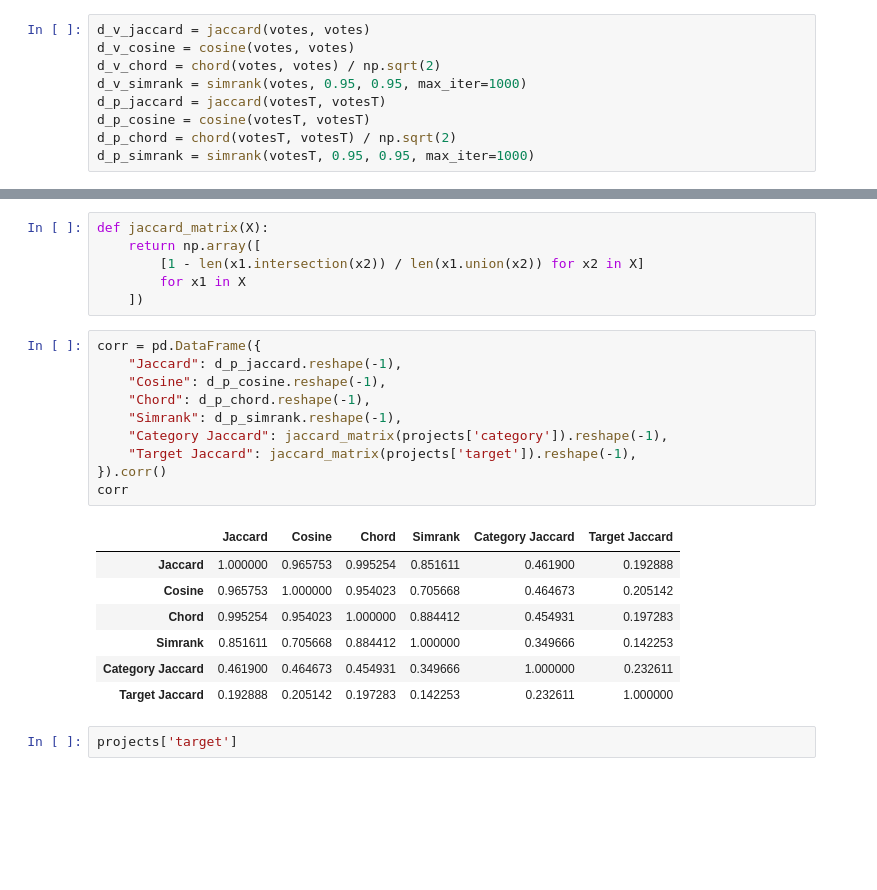
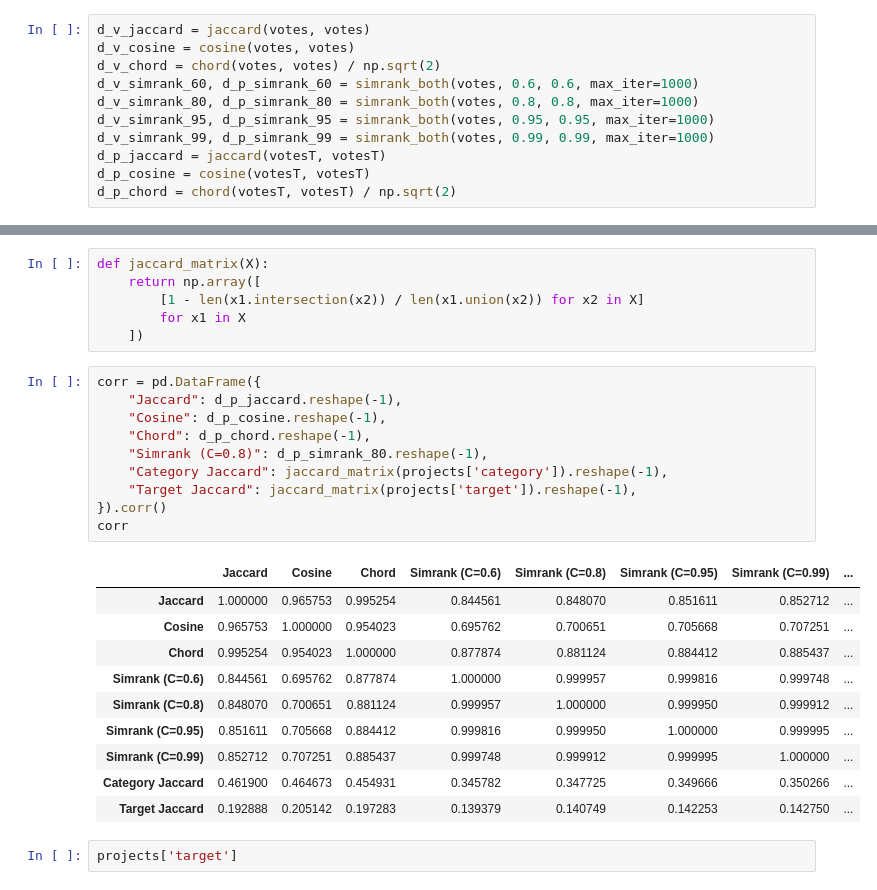
Before and after one commit to greg19/msc, a Jupyter notebook: distance.ipynb, the cells around one changed output, grey strips where cells are left out. Saved outputs shown, nothing was run; the diff lists cells and outputs as text; blank space fills up the shorter version.

```diff
--- a/distance.ipynb
+++ b/distance.ipynb
@@ -130,9 +130,11 @@ votesT = votes.T
 d_v_jaccard = jaccard(votes, votes)
 d_v_cosine = cosine(votes, votes)
 d_v_chord = chord(votes, votes) / np.sqrt(2)
-d_v_simrank = simrank(votes, 0.95, 0.95, max_iter=1000)
+d_v_simrank_60, d_p_simrank_60 = simrank_both(votes, 0.6, 0.6, max_iter=1000)
+d_v_simrank_80, d_p_simrank_80 = simrank_both(votes, 0.8, 0.8, max_iter=1000)
+d_v_simrank_95, d_p_simrank_95 = simrank_both(votes, 0.95, 0.95, max_iter=1000)
+d_v_simrank_99, d_p_simrank_99 = simrank_both(votes, 0.99, 0.99, max_iter=1000)
 d_p_jaccard = jaccard(votesT, votesT)
 d_p_cosine = cosine(votesT, votesT)
 d_p_chord = chord(votesT, votesT) / np.sqrt(2)
-d_p_simrank = simrank(votesT, 0.95, 0.95, max_iter=1000)
 # %% [output]
@@ -196,21 +210,24 @@ def jaccard_matrix(X):
 # %%
 corr = pd.DataFrame({
     "Jaccard": d_p_jaccard.reshape(-1),
     "Cosine": d_p_cosine.reshape(-1),
     "Chord": d_p_chord.reshape(-1),
-    "Simrank": d_p_simrank.reshape(-1),
+    "Simrank (C=0.8)": d_p_simrank_80.reshape(-1),
     "Category Jaccard": jaccard_matrix(projects['category']).reshape(-1),
     "Target Jaccard": jaccard_matrix(projects['target']).reshape(-1),
 }).corr()
 corr
 # %% [output]
-|  | Jaccard | Cosine | Chord | Simrank | Category Jaccard | Target Jaccard |
-| Jaccard | 1.000000 | 0.965753 | 0.995254 | 0.851611 | 0.461900 | 0.192888 |
-| Cosine | 0.965753 | 1.000000 | 0.954023 | 0.705668 | 0.464673 | 0.205142 |
-| Chord | 0.995254 | 0.954023 | 1.000000 | 0.884412 | 0.454931 | 0.197283 |
-| Simrank | 0.851611 | 0.705668 | 0.884412 | 1.000000 | 0.349666 | 0.142253 |
-| Category Jaccard | 0.461900 | 0.464673 | 0.454931 | 0.349666 | 1.000000 | 0.232611 |
-| Target Jaccard | 0.192888 | 0.205142 | 0.197283 | 0.142253 | 0.232611 | 1.000000 |
+|  | Jaccard | Cosine | Chord | Simrank (C=0.6) | Simrank (C=0.8) | Simrank (C=0.95) | Simrank (C=0.99) | ... |
+| Jaccard | 1.000000 | 0.965753 | 0.995254 | 0.844561 | 0.848070 | 0.851611 | 0.852712 | ... |
+| Cosine | 0.965753 | 1.000000 | 0.954023 | 0.695762 | 0.700651 | 0.705668 | 0.707251 | ... |
+| Chord | 0.995254 | 0.954023 | 1.000000 | 0.877874 | 0.881124 | 0.884412 | 0.885437 | ... |
+| Simrank (C=0.6) | 0.844561 | 0.695762 | 0.877874 | 1.000000 | 0.999957 | 0.999816 | 0.999748 | ... |
+| Simrank (C=0.8) | 0.848070 | 0.700651 | 0.881124 | 0.999957 | 1.000000 | 0.999950 | 0.999912 | ... |
+| Simrank (C=0.95) | 0.851611 | 0.705668 | 0.884412 | 0.999816 | 0.999950 | 1.000000 | 0.999995 | ... |
+| Simrank (C=0.99) | 0.852712 | 0.707251 | 0.885437 | 0.999748 | 0.999912 | 0.999995 | 1.000000 | ... |
+| Category Jaccard | 0.461900 | 0.464673 | 0.454931 | 0.345782 | 0.347725 | 0.349666 | 0.350266 | ... |
+| Target Jaccard | 0.192888 | 0.205142 | 0.197283 | 0.139379 | 0.140749 | 0.142253 | 0.142750 | ... |
 # %%
 projects['target']
 # %% [output]
```
Also changed, not shown: parts of 4 cells of this notebook, 2 other files.
